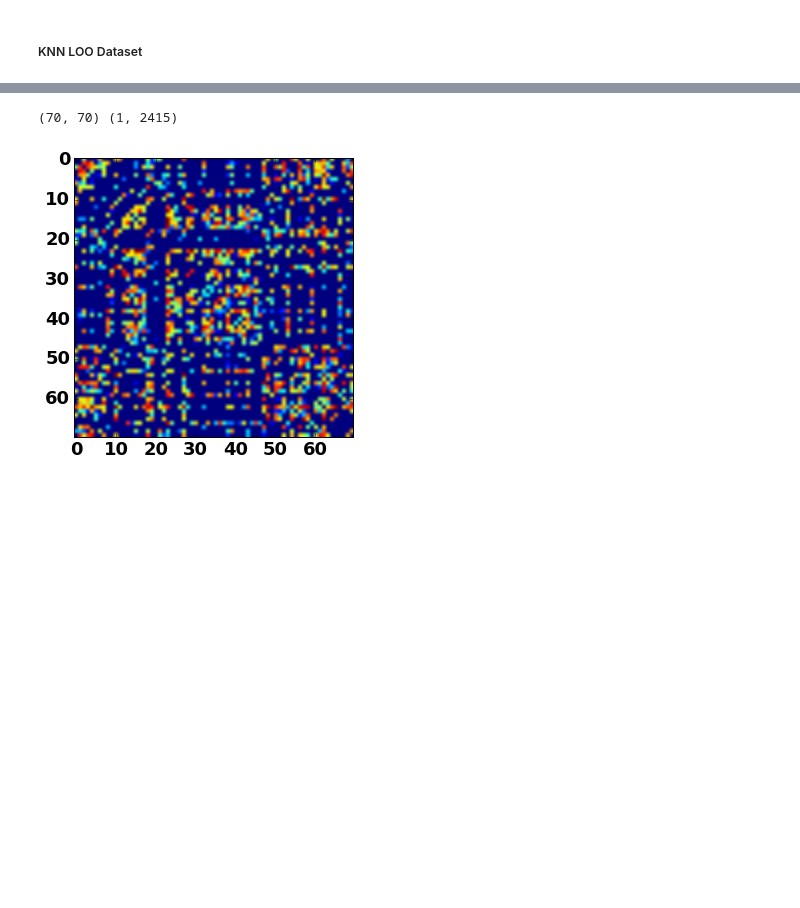
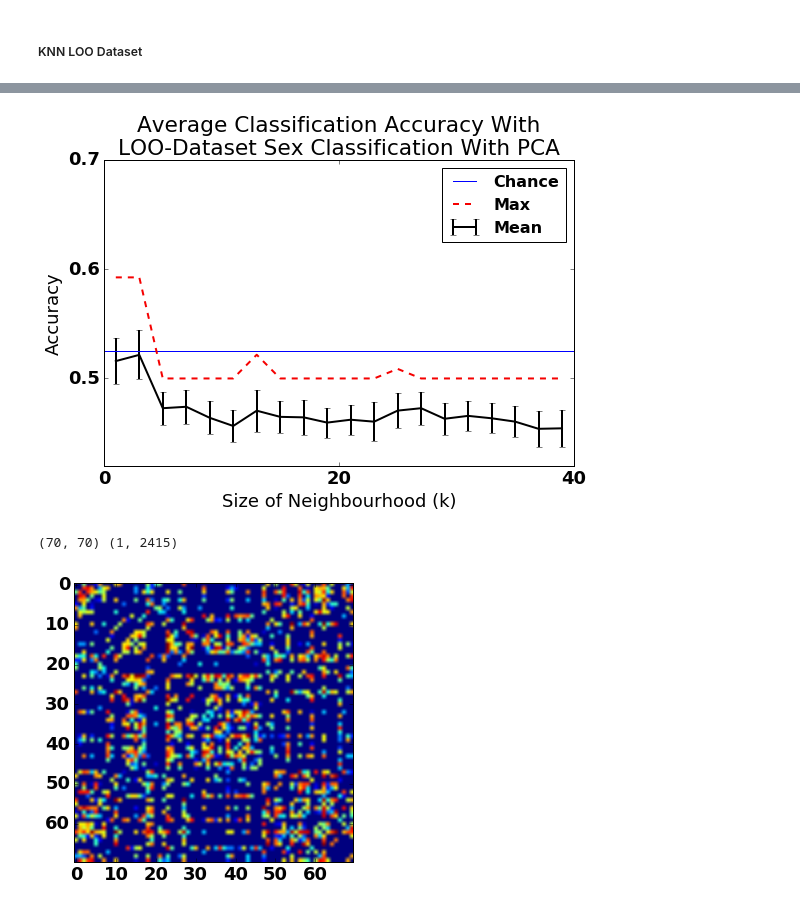
Before and after one commit to gkiar/dataset_variance, a Jupyter notebook: code/prototype/knn_classification.ipynb, the cells around one changed output, grey strips where cells are left out. Cells and saved outputs as stored; diff of their text form; code cells hidden in the pictures; blank space fills up the shorter version.

```diff
--- a/code/prototype/knn_classification.ipynb
+++ b/code/prototype/knn_classification.ipynb
@@ -204,3 +240,24 @@ plt.show()
+# %%
+fig = plt.figure(figsize=(8,6))
+mean = [np.mean(knn_pca[i]) for i in knn_pca]
+maxx = [max(knn_pca[i]) for i in knn_pca]
+stder = [np.std(knn_pca[i])/np.sqrt(len(dataset_names)) for i in knn_pca]
+plt.axhline(sum(sexy)/len(sexy))
+plt.hold(True)
+plt.plot((np.arange(20)+1)*2-1, maxx, lw=2, color='#f50000', linestyle='--')
+plt.errorbar((np.arange(20)+1)*2-1, mean, stder, lw=2, color='#000000')
+# plt.ylim((0.5, 0.7))
+plt.yticks((0.5, 0.6, 0.7),(0.5, 0.6, 0.7))
+plt.xticks((0, 20, 40),(0, 20, 40))
+plt.xlabel('Size of Neighbourhood (k)')
+plt.ylabel('Accuracy')
+plt.title('Average Classification Accuracy With\nLOO-Dataset Sex Classification With PCA')
+plt.legend(('Chance', 'Max', 'Mean'), fontsize=16)
+plt.tight_layout(1)
+plt.savefig('../../figs/graphs/desikan/knn_pca.png')
+plt.show()
+# %% [output]
+[figure, added]
 # %%
 g1 = graphs['KKI2009']['KKI2009_113_1_desikan.graphml']
 A = nx.adjacency_matrix(g1).todense()
```
Also changed, not shown: parts of 6 cells of this notebook, 2 other files.
